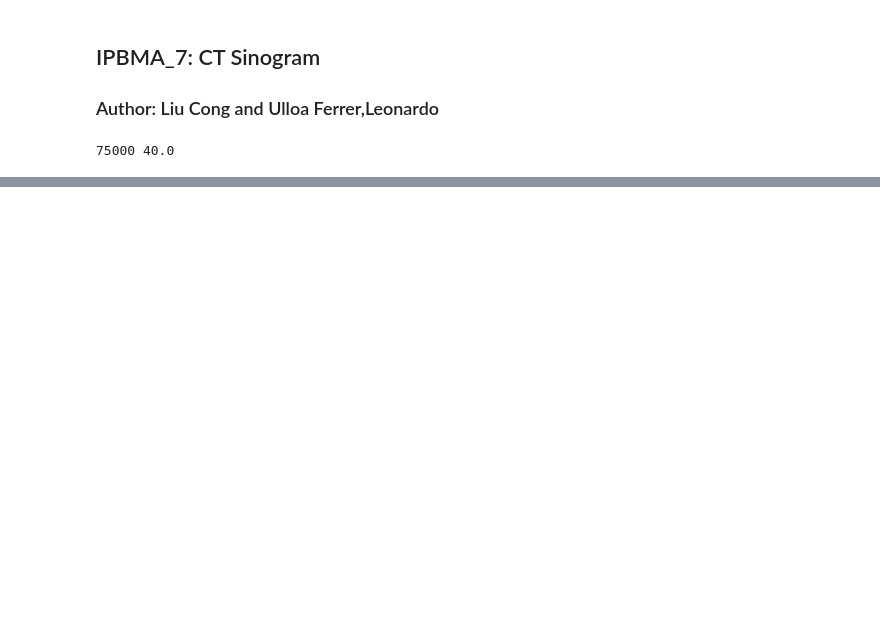
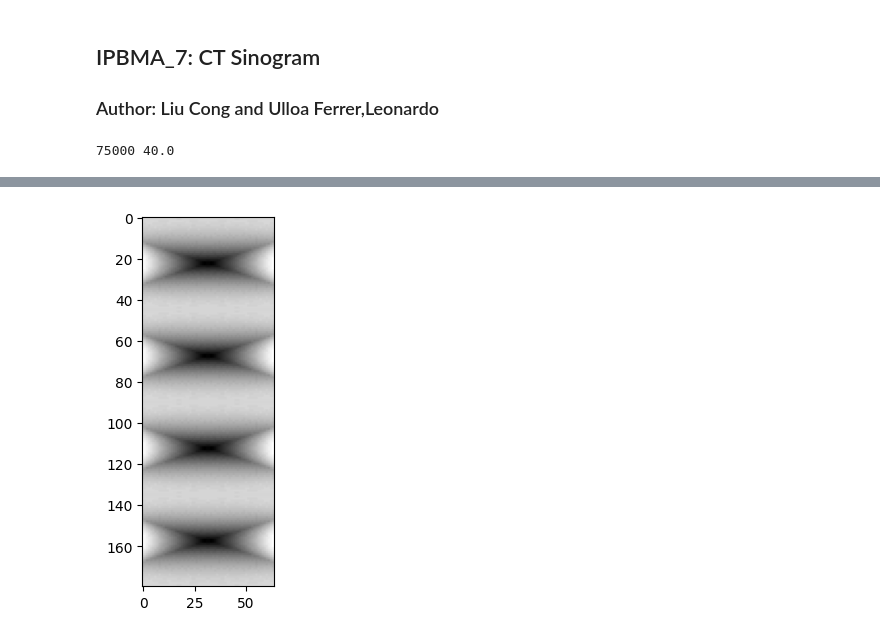
Before and after one commit to Leo00010011/IPBMI_Notebooks, a Jupyter notebook: E7/IPBMA_7_CT Sinogram.ipynb, the cells around one changed output, grey strips where cells are left out. Cells and saved outputs as stored; diff of their text form; code cells hidden in the pictures; blank space fills up the shorter version.

```diff
--- a/E7/IPBMA_7_CT Sinogram.ipynb
+++ b/E7/IPBMA_7_CT Sinogram.ipynb
@@ -63,0 +55,5 @@ qSinograma= interactor_CT(N0, obj, h, nProjections)
+# %%
+pyplot.imshow(dSinograma, cmap="gray")
+pyplot.show()
+# %% [output]
+[figure, added]
```
Also changed, not shown: parts of 15 cells of this notebook, 7 other files.
